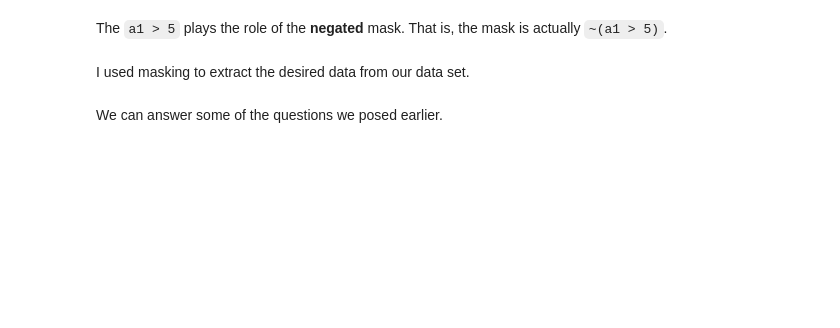
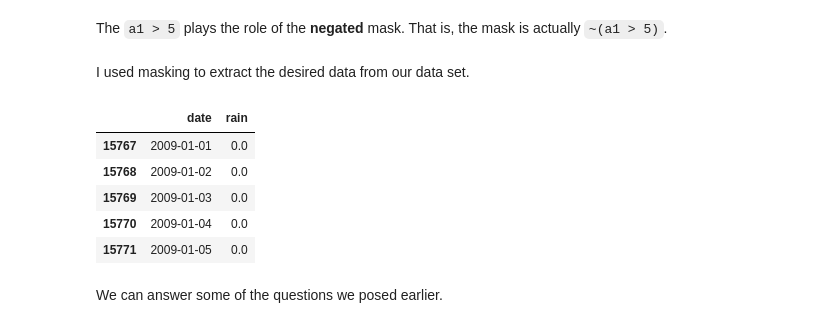
Before and after one commit to joshmaglione/CS102-Jupyter, a Jupyter notebook: 05_AdvancedNumPy.ipynb, the cells around one changed output. Cells and saved outputs as stored; diff of their text form; code cells hidden in the pictures; blank space fills up the shorter version.

```diff
--- a/05_AdvancedNumPy.ipynb
+++ b/05_AdvancedNumPy.ipynb
@@ -167,6 +214,14 @@ The `a1 > 5` plays the role of the **negated** mask. That is, the mask is actual
 I used masking to extract the desired data from our data set.
 # %%
 df09 = df.query('20090101 <= date < 20100101')
+df09.head()
+# %% [output]
+|  | date | rain |
+| 15767 | 2009-01-01 | 0.0 |
+| 15768 | 2009-01-02 | 0.0 |
+| 15769 | 2009-01-03 | 0.0 |
+| 15770 | 2009-01-04 | 0.0 |
+| 15771 | 2009-01-05 | 0.0 |
 # %% [markdown]
 We can answer some of the questions we posed earlier.
 # %%
```
Also changed, not shown: parts of 33 cells of this notebook, 9 other files.
